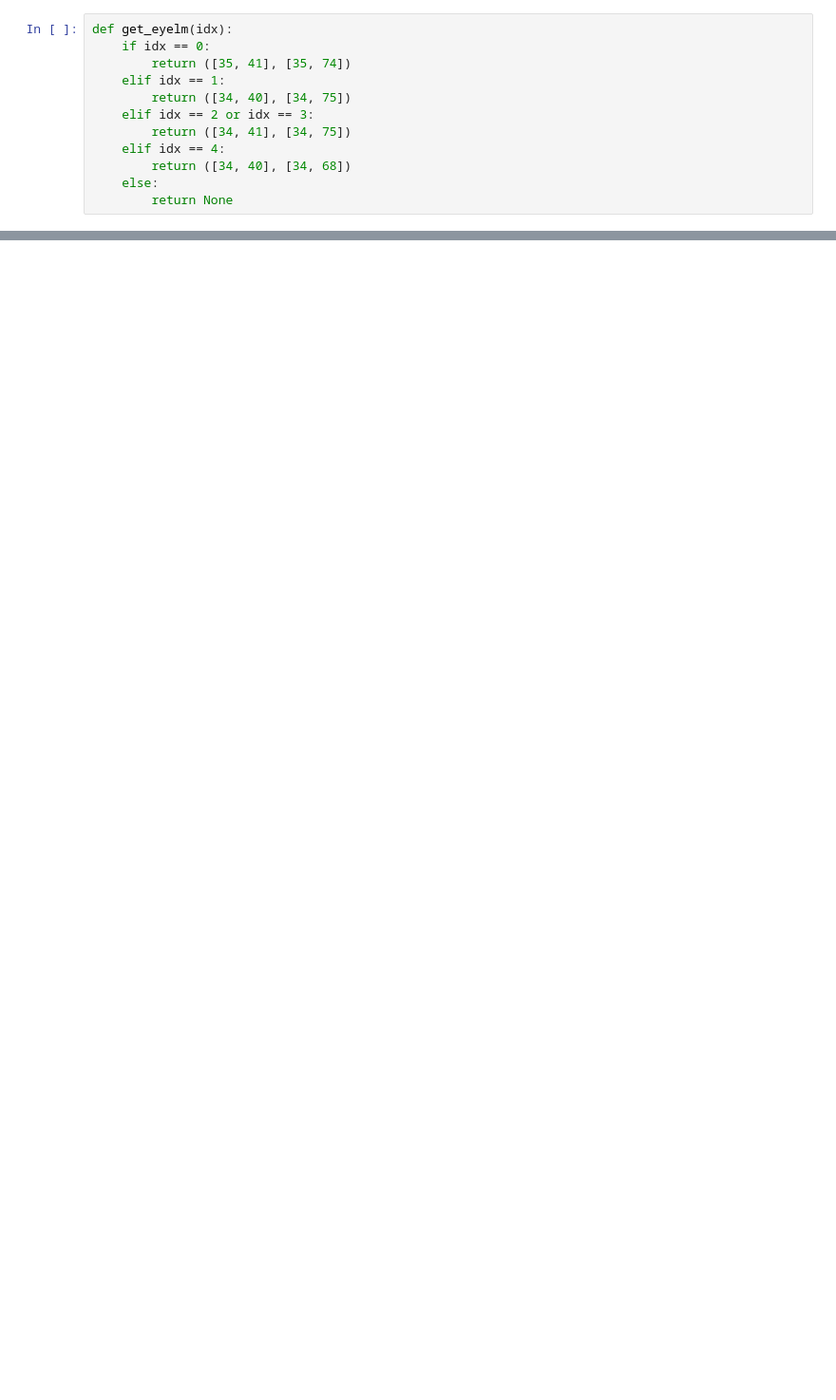
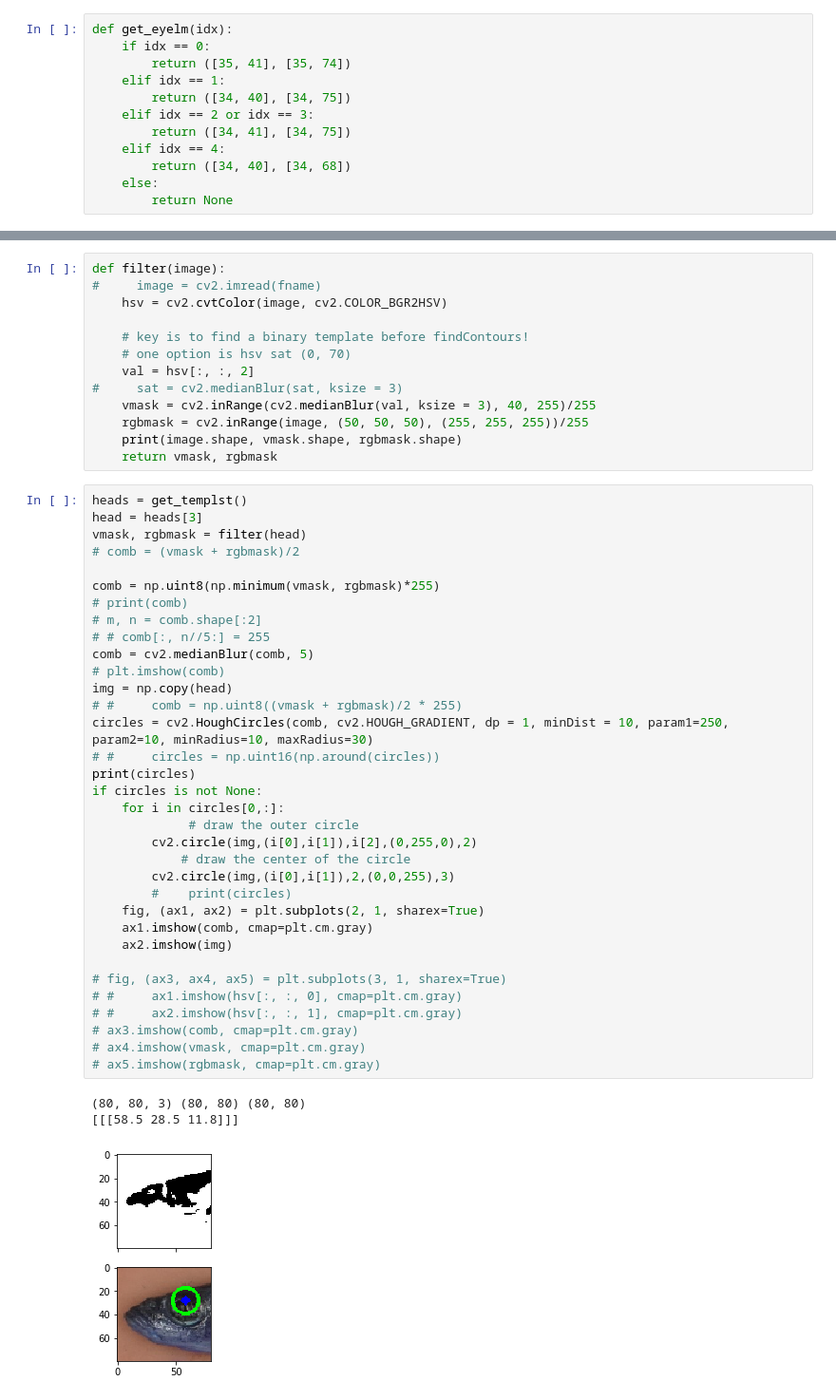
Before and after one commit to zchen163/FishProject, a Jupyter notebook: head_matching.ipynb, the cells around one changed output, grey strips where cells are left out. Shown at 95% size. Saved outputs shown, nothing was run; the diff lists cells and outputs as text; blank space fills up the shorter version.

```diff
--- a/head_matching.ipynb
+++ b/head_matching.ipynb
@@ -265,0 +269,51 @@ for f in onlyfiles[10:22]:
+# %%
+def filter(image):
+#     image = cv2.imread(fname)
+    hsv = cv2.cvtColor(image, cv2.COLOR_BGR2HSV)
+
+    # key is to find a binary template before findContours!
+    # one option is hsv sat (0, 70)
+    val = hsv[:, :, 2]
+#     sat = cv2.medianBlur(sat, ksize = 3)
+    vmask = cv2.inRange(cv2.medianBlur(val, ksize = 3), 40, 255)/255
+    rgbmask = cv2.inRange(image, (50, 50, 50), (255, 255, 255))/255
+    print(image.shape, vmask.shape, rgbmask.shape)
+    return vmask, rgbmask
+# %%
+heads = get_templst()
+head = heads[3]
+vmask, rgbmask = filter(head)
+# comb = (vmask + rgbmask)/2
+
+comb = np.uint8(np.minimum(vmask, rgbmask)*255)
+# print(comb)
+# m, n = comb.shape[:2]
+# # comb[:, n//5:] = 255
+comb = cv2.medianBlur(comb, 5)
+# plt.imshow(comb)
+img = np.copy(head)
+# #     comb = np.uint8((vmask + rgbmask)/2 * 255)
+circles = cv2.HoughCircles(comb, cv2.HOUGH_GRADIENT, dp = 1, minDist = 10, param1=250, param2=10, minRadius=10, maxRadius=30)
+# #     circles = np.uint16(np.around(circles))
+print(circles)
+if circles is not None:
+    for i in circles[0,:]:
+             # draw the outer circle
+        cv2.circle(img,(i[0],i[1]),i[2],(0,255,0),2)
+            # draw the center of the circle
+        cv2.circle(img,(i[0],i[1]),2,(0,0,255),3)
+        #    print(circles)
+    fig, (ax1, ax2) = plt.subplots(2, 1, sharex=True)
+    ax1.imshow(comb, cmap=plt.cm.gray)
+    ax2.imshow(img)
+
+# fig, (ax3, ax4, ax5) = plt.subplots(3, 1, sharex=True)
+# #     ax1.imshow(hsv[:, :, 0], cmap=plt.cm.gray)
+# #     ax2.imshow(hsv[:, :, 1], cmap=plt.cm.gray)
+# ax3.imshow(comb, cmap=plt.cm.gray)
+# ax4.imshow(vmask, cmap=plt.cm.gray)
+# ax5.imshow(rgbmask, cmap=plt.cm.gray)
+# %% [output]
+(80, 80, 3) (80, 80) (80, 80)
+[[[58.5 28.5 11.8]]]
+[figure, added]
```
Also changed, not shown: parts of 10 cells of this notebook, 5 other files.
